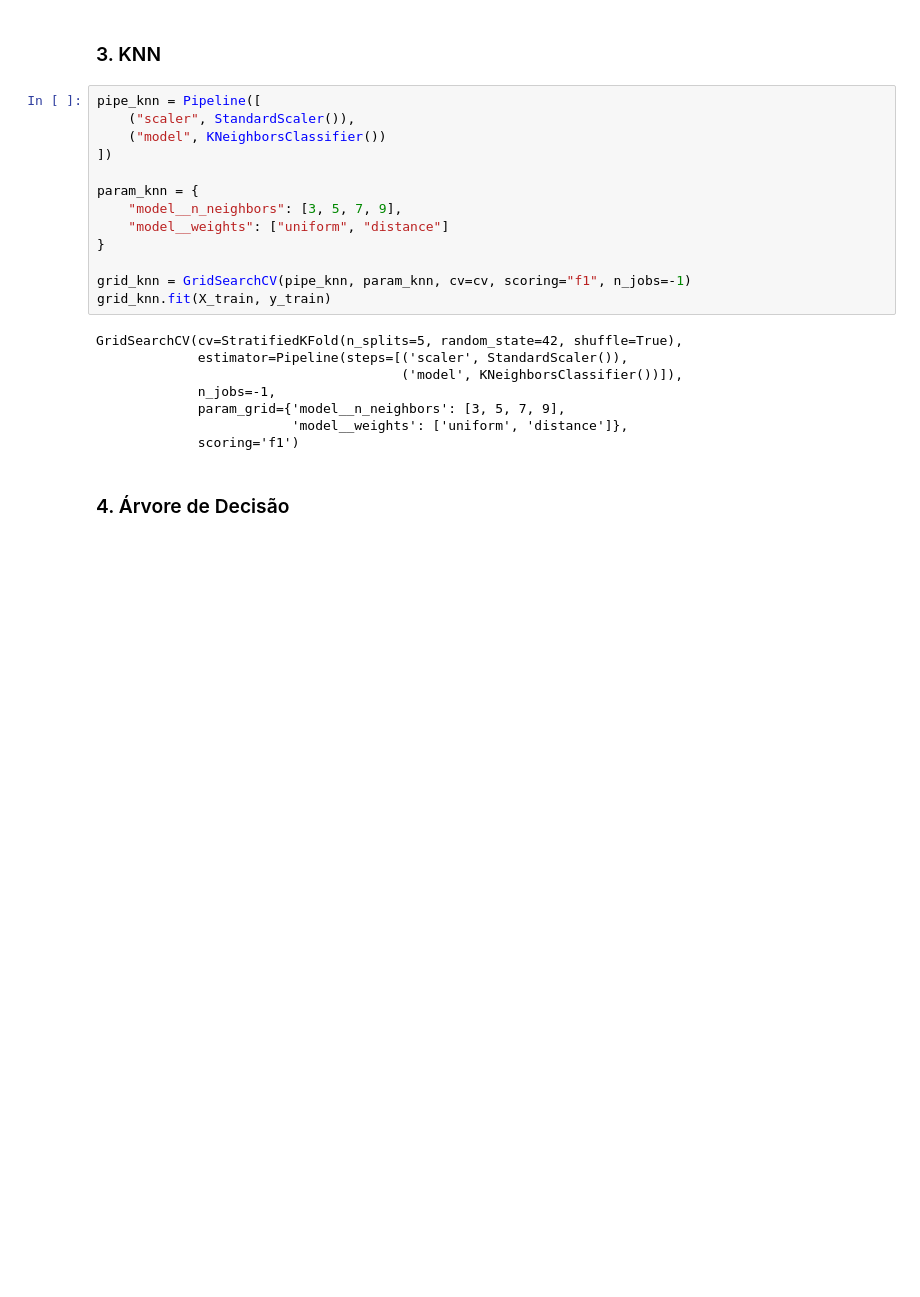
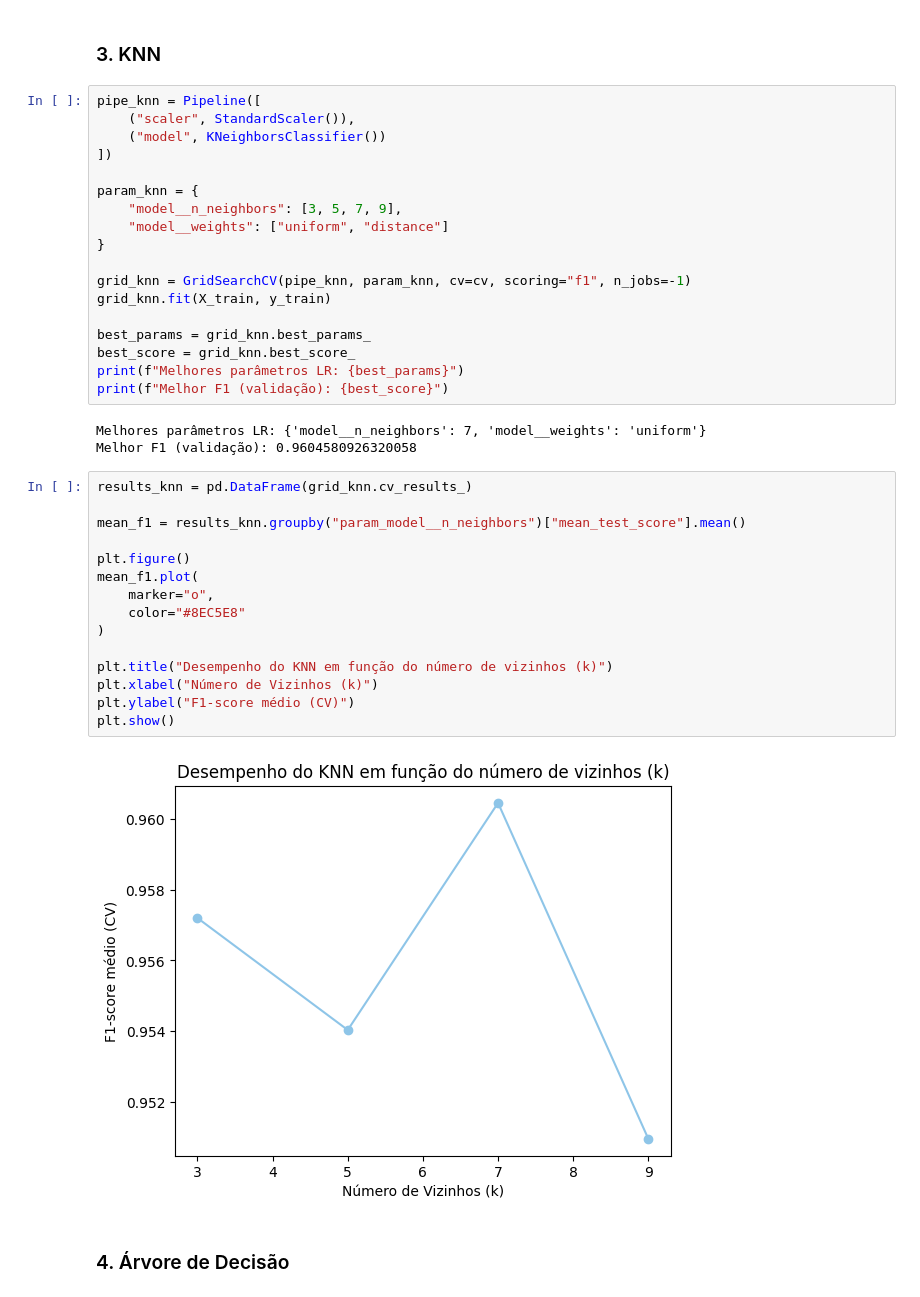
Before and after one commit to mariaclaraps/projeto-ciencia-dos-dados, a Jupyter notebook: notebooks/cancer_classificacao.ipynb, the cells around one changed output. Saved outputs shown, nothing was run; the diff lists cells and outputs as text; blank space fills up the shorter version.

```diff
--- a/notebooks/cancer_classificacao.ipynb
+++ b/notebooks/cancer_classificacao.ipynb
@@ -240,14 +252,31 @@ param_knn = {
 
 grid_knn = GridSearchCV(pipe_knn, param_knn, cv=cv, scoring="f1", n_jobs=-1)
 grid_knn.fit(X_train, y_train)
+
+best_params = grid_knn.best_params_
+best_score = grid_knn.best_score_
+print(f"Melhores parâmetros LR: {best_params}")
+print(f"Melhor F1 (validação): {best_score}")
 # %% [output]
-GridSearchCV(cv=StratifiedKFold(n_splits=5, random_state=42, shuffle=True),
-             estimator=Pipeline(steps=[('scaler', StandardScaler()),
-                                       ('model', KNeighborsClassifier())]),
-             n_jobs=-1,
-             param_grid={'model__n_neighbors': [3, 5, 7, 9],
-                         'model__weights': ['uniform', 'distance']},
-             scoring='f1')
+Melhores parâmetros LR: {'model__n_neighbors': 7, 'model__weights': 'uniform'}
+Melhor F1 (validação): 0.9604580926320058
+# %%
+results_knn = pd.DataFrame(grid_knn.cv_results_)
+
+mean_f1 = results_knn.groupby("param_model__n_neighbors")["mean_test_score"].mean()
+
+plt.figure()
+mean_f1.plot(
+    marker="o",
+    color="#8EC5E8"
+)
+
+plt.title("Desempenho do KNN em função do número de vizinhos (k)")
+plt.xlabel("Número de Vizinhos (k)")
+plt.ylabel("F1-score médio (CV)")
+plt.show()
+# %% [output]
+[figure, added]
 # %% [markdown]
 ### 4. Árvore de Decisão
 # %%
```
Also changed, not shown: parts of 26 cells of this notebook, 1 other file.
